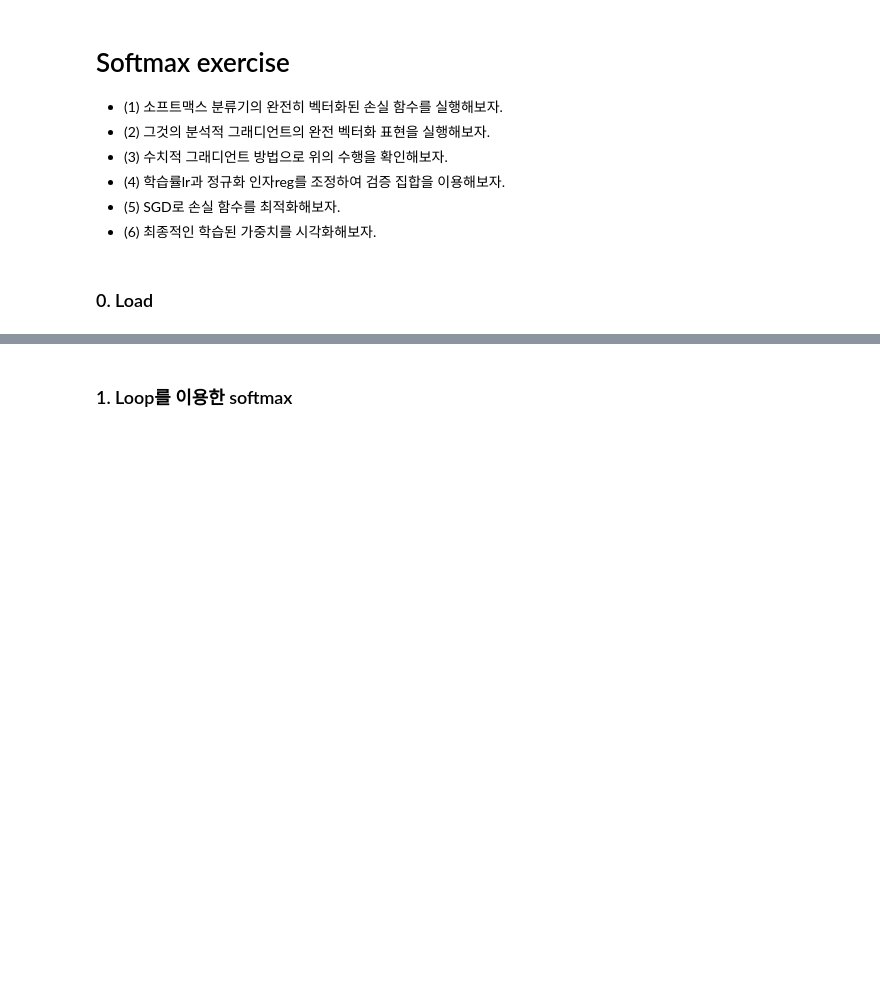
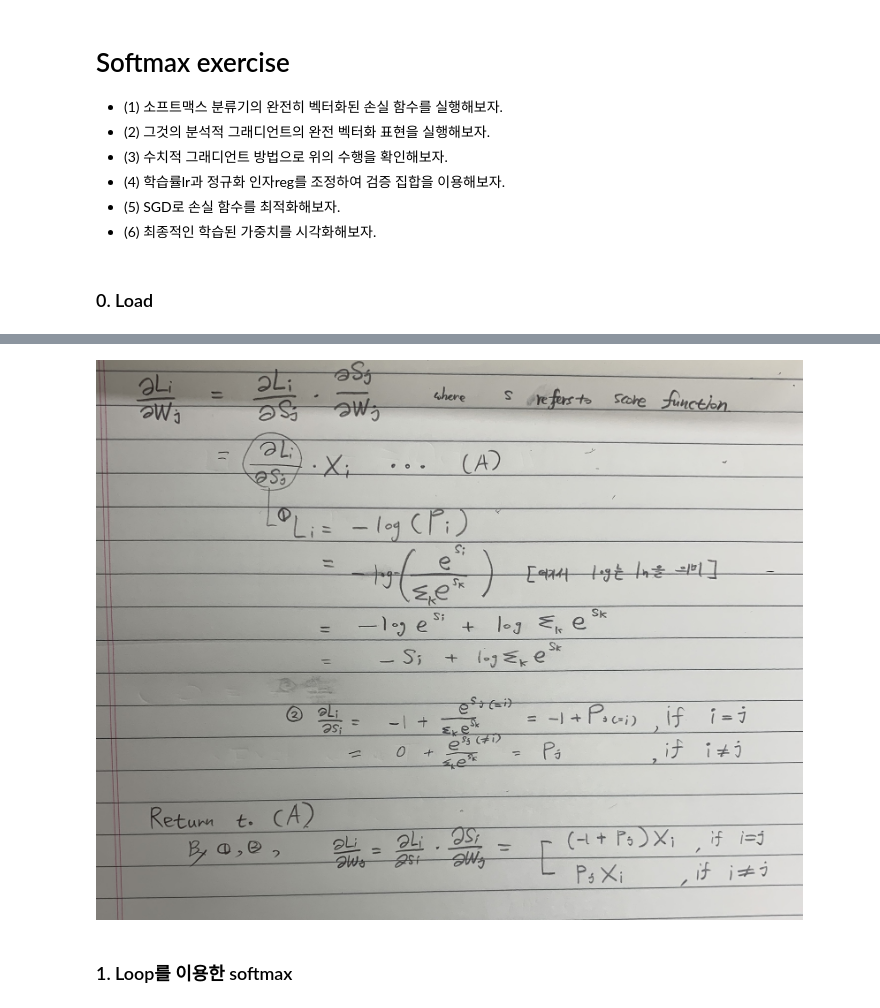
Before and after one commit to musicjae/cs231n, a Jupyter notebook: assignment1/softmax_kor.ipynb, the cells around one changed output, grey strips where cells are left out. Drawn from its saved outputs; the diff is of its cells as text; code cells hidden in the pictures; blank space fills up the shorter version.

```diff
--- a/assignment1/softmax_kor.ipynb
+++ b/assignment1/softmax_kor.ipynb
@@ -103,3 +148,7 @@ cf.http://intelligence.korea.ac.kr/jupyter/2020/06/30/softmax-classifer-cs231n.h
+# %%
+Image("/content/drive/My Drive/img/soft2 2.jpeg")
+# %% [output]
+[figure, added]
 # %% [markdown]
 ### 1. Loop를 이용한 softmax
 # %%
```
Also changed, not shown: parts of 7 cells of this notebook.
